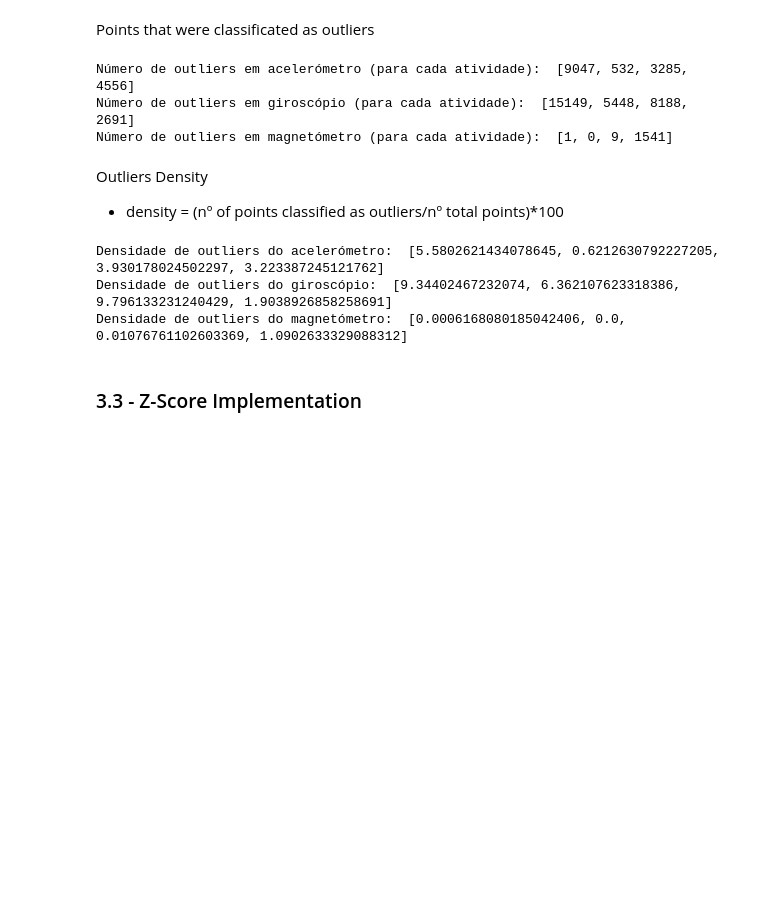
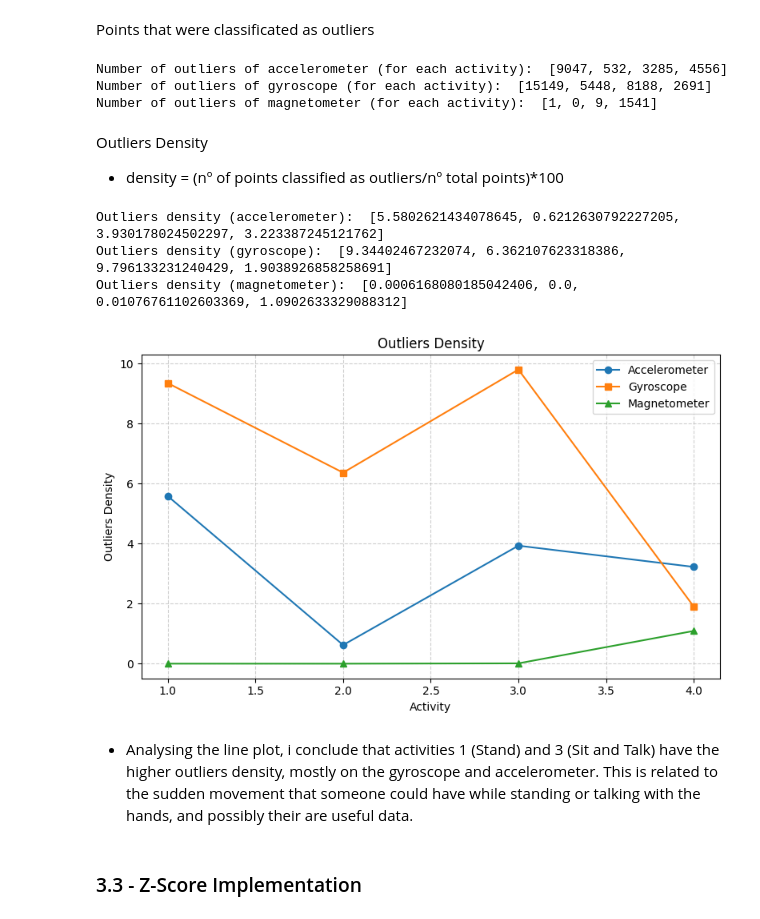
Before and after one commit to MiguelAnt17/detection_of_humans_activities, a Jupyter notebook: MiguelAntonio_2022237621.ipynb, the cells around one changed output. Cells and saved outputs as stored; diff of their text form; code cells hidden in the pictures; blank space fills up the shorter version.

```diff
--- a/MiguelAntonio_2022237621.ipynb
+++ b/MiguelAntonio_2022237621.ipynb
@@ -402,13 +406,13 @@ nr_outliers_acc = [len(outliers) for outliers in outliers_acc]
 nr_outliers_gyr = [len(outliers) for outliers in outliers_gyr]
 nr_outliers_mag = [len(outliers) for outliers in outliers_mag]
 
-print("Número de outliers em acelerómetro (para cada atividade): ",nr_outliers_acc)
-print("Número de outliers em giroscópio (para cada atividade): ",nr_outliers_gyr)
-print("Número de outliers em magnetómetro (para cada atividade): ",nr_outliers_mag)
+print("Number of outliers of accelerometer (for each activity): ",nr_outliers_acc)
+print("Number of outliers of gyroscope (for each activity): ",nr_outliers_gyr)
+print("Number of outliers of magnetometer (for each activity): ",nr_outliers_mag)
 # %% [output]
-Número de outliers em acelerómetro (para cada atividade):  [9047, 532, 3285, 4556]
-Número de outliers em giroscópio (para cada atividade):  [15149, 5448, 8188, 2691]
-Número de outliers em magnetómetro (para cada atividade):  [1, 0, 9, 1541]
+Number of outliers of accelerometer (for each activity):  [9047, 532, 3285, 4556]
+Number of outliers of gyroscope (for each activity):  [15149, 5448, 8188, 2691]
+Number of outliers of magnetometer (for each activity):  [1, 0, 9, 1541]
 # %% [markdown]
 Outliers Density
 - density = (nº of points classified as outliers/nº total points)*100
@@ -419,13 +423,33 @@ density_gyroscope = [(nr_outliers_gyr[i] / len_gyroscope[i]) * 100 for i in rang
 
 density_magnetometer = [(nr_outliers_mag[i] / len_magnetometer[i]) * 100 for i in range(len(nr_outliers_mag))]
 
-print("Densidade de outliers do acelerómetro: ",density_accelerometer)
-print("Densidade de outliers do giroscópio: ",density_gyroscope)
-print("Densidade de outliers do magnetómetro: ",density_magnetometer)
+print("Outliers density (accelerometer): ",density_accelerometer)
+print("Outliers density (gyroscope): ",density_gyroscope)
+print("Outliers density (magnetometer): ",density_magnetometer)
 # %% [output]
-Densidade de outliers do acelerómetro:  [5.5802621434078645, 0.6212630792227205, 3.930178024502297, 3.223387245121762]
-Densidade de outliers do giroscópio:  [9.34402467232074, 6.362107623318386, 9.796133231240429, 1.9038926858258691]
-Densidade de outliers do magnetómetro:  [0.0006168080185042406, 0.0, 0.01076761102603369, 1.0902633329088312]
+Outliers density (accelerometer):  [5.5802621434078645, 0.6212630792227205, 3.930178024502297, 3.223387245121762]
+Outliers density (gyroscope):  [9.34402467232074, 6.362107623318386, 9.796133231240429, 1.9038926858258691]
+Outliers density (magnetometer):  [0.0006168080185042406, 0.0, 0.01076761102603369, 1.0902633329088312]
+# %%
+x = np.arange(1, 5)
+
+plt.figure(figsize=(8, 5))
+plt.plot(x, density_accelerometer, marker='o', label='Accelerometer')
+plt.plot(x, density_gyroscope, marker='s', label='Gyroscope')
+plt.plot(x, density_magnetometer, marker='^', label='Magnetometer')
+
+plt.title('Outliers Density')
+plt.xlabel('Activity')
+plt.ylabel('Outliers Density')
+plt.legend()
+plt.grid(True, linestyle='--', alpha=0.6)
+
+plt.tight_layout()
+plt.show()
+# %% [output]
+[figure, added]
+# %% [markdown]
+- Analysing the line plot, i conclude that activities 1 (Stand) and 3 (Sit and Talk) have the higher outliers density, mostly on the gyroscope and accelerometer. This is related to the sudden movement that someone could have while standing or talking with the hands, and possibly their are useful data.
 # %% [markdown]
 ### 3.3 - Z-Score Implementation
 # %%
```
Also changed, not shown: parts of 24 cells of this notebook.
